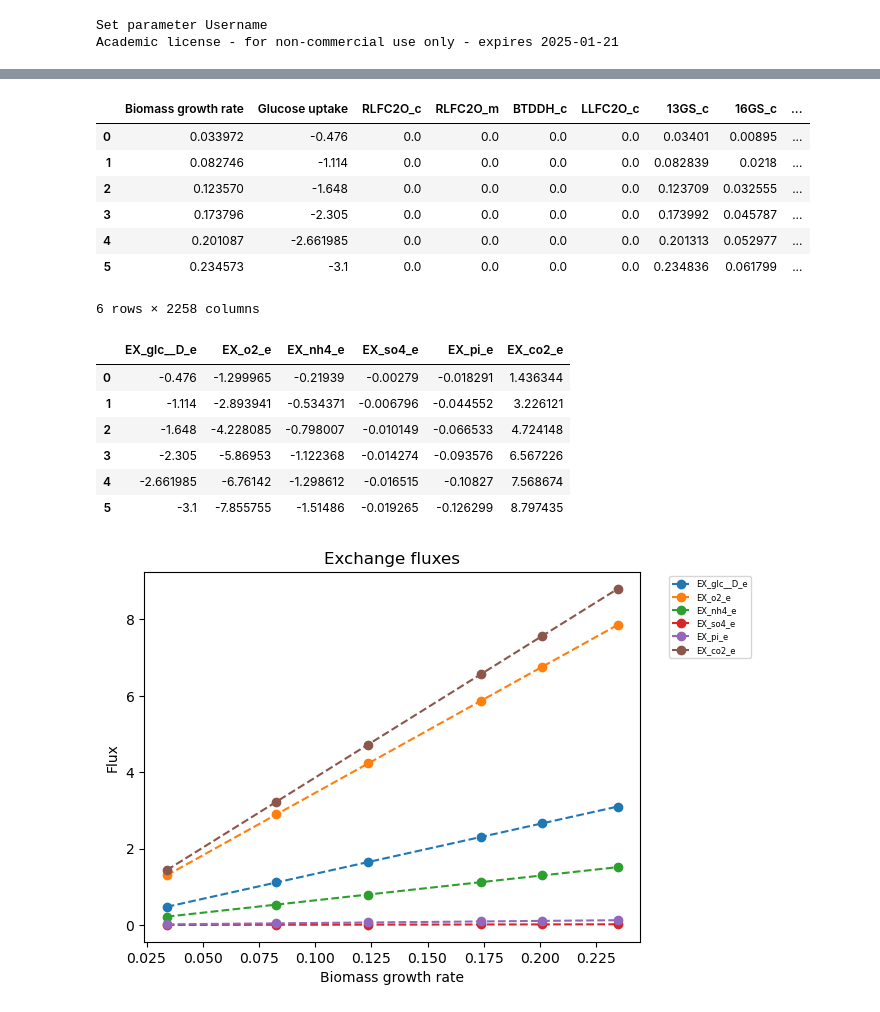
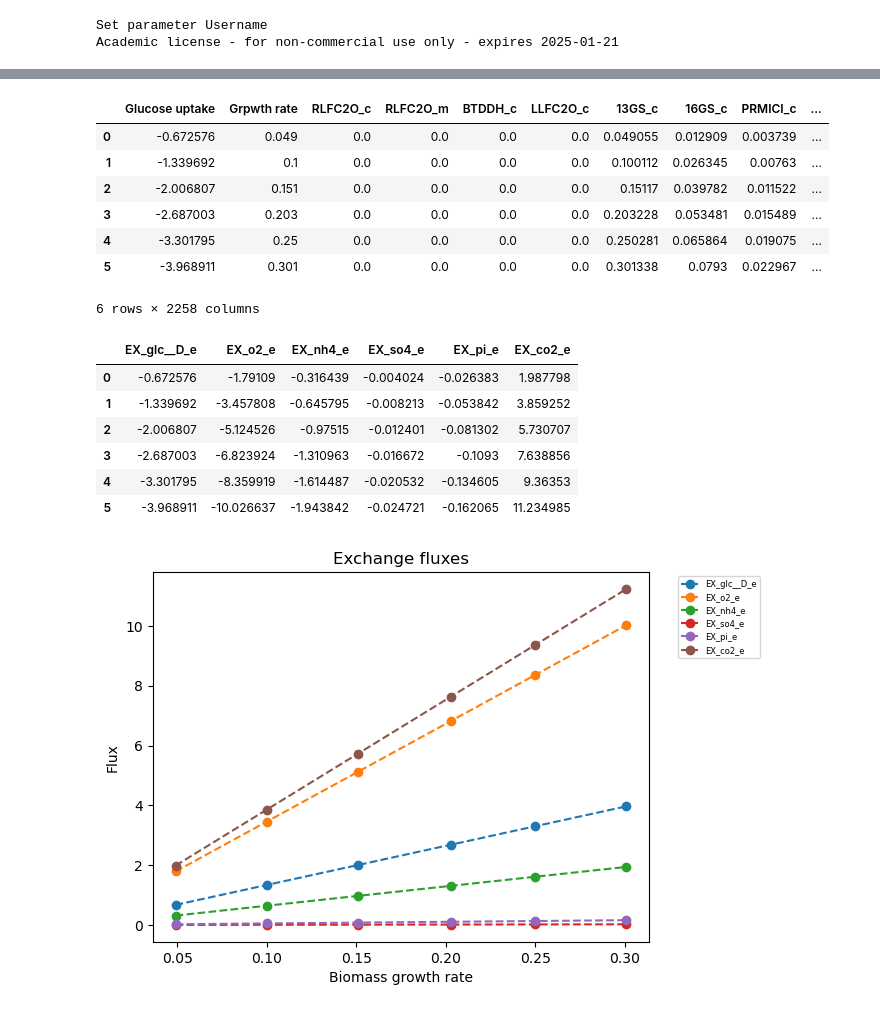
Before and after one commit to maivehanni/BSc_thesis, a Jupyter notebook: Python_scripts/iRhto/iRhto_simulations.ipynb, the cells around one changed output, grey strips where cells are left out. Drawn from its saved outputs; the diff is of its cells as text; code cells hidden in the pictures.

```diff
--- a/Python_scripts/iRhto/iRhto_simulations.ipynb
+++ b/Python_scripts/iRhto/iRhto_simulations.ipynb
@@ -13,13 +13,16 @@ import matplotlib.pyplot as plt
 # %%
 # Importing the model
 model1=cobra.io.read_sbml_model("C:\\Users\\Maive\\Desktop\\BSc_loputoo\\Model_files\\iRhto_models\\iRhtoC.xml")
-model1.objective = "BIOMASS_RT_CLIM"
+model1.objective = "EX_glc__D_e"
 # %% [output]
 Set parameter Username
 Academic license - for non-commercial use only - expires 2025-01-21
 # %%
 # Lab data
-glucose_uptakes= [0.476, 1.114, 1.648, 2.305, 2.6619851, 3.1] # the fifth glc uptake value was calculated
+# glucose_uptakes = [0.476, 1.114, 1.648, 2.305, 2.6619851, 3.1] # the fifth glc uptake value was calculated
+growth_rates = [0.049, 0.100, 0.151, 0.203, 0.25, 0.301]
+
+
 solution1 = model1.optimize()
 # All fluxes
 all_fluxes = solution1.fluxes.to_frame(name='Flux')
@@ -40,48 +43,43 @@ all_fluxes
 2256 rows × 1 columns
 # %%
 # Get all fluxes on different glucose uptake
-all_fluxes_biomass_max = pd.DataFrame(columns=['Glucose uptake', *all_fluxes.index], index=range(len(glucose_uptakes))) #flux_values.index gives the row names column, * extracts the list of strings
-biomass_GR = []
+all_fluxes_glc_max = pd.DataFrame(columns=['Glucose uptake', 'Grpwth rate', *all_fluxes.index], index=range(len(growth_rates))) #flux_values.index gives the row names column, * extracts the list of strings
 
-for i in range(len(glucose_uptakes)):
+for i in range(len(growth_rates)):
     model=cobra.io.read_sbml_model("C:\\Users\\Maive\\Desktop\\BSc_loputoo\\Model_files\\iRhto_models\\iRhtoC.xml")
-    model.objective = "BIOMASS_RT_CLIM"
-
-    medium = model.medium
-    medium["EX_glc__D_e"] = glucose_uptakes[i]
-    model.medium = medium
+    model.objective = "EX_glc__D_e"
+    model.reactions.EX_glc__D_e.bounds = -9999, 9999
+    model.reactions.BIOMASS_RT_CLIM.bounds = growth_rates[i], growth_rates[i]
 
     solution = model.optimize()
 
-    all_fluxes_biomass_max.loc[i] = solution.fluxes[['EX_glc__D_e', *all_fluxes.index]].values
-    biomass_GR += [solution.objective_value]
-all_fluxes_biomass_max.insert(0, 'Biomass growth rate', biomass_GR, True)
+    all_fluxes_glc_max.loc[i] = solution.fluxes[['EX_glc__D_e', 'BIOMASS_RT_CLIM', *all_fluxes.index]].values
 
-all_fluxes_biomass_max
+all_fluxes_glc_max
 # %% [output]
-|  | Biomass growth rate | Glucose uptake | RLFC2O_c | RLFC2O_m | BTDDH_c | LLFC2O_c | 13GS_c | 16GS_c | ... |
-| 0 | 0.033972 | -0.476 | 0.0 | 0.0 | 0.0 | 0.0 | 0.03401 | 0.00895 | ... |
-| 1 | 0.082746 | -1.114 | 0.0 | 0.0 | 0.0 | 0.0 | 0.082839 | 0.0218 | ... |
-| 2 | 0.123570 | -1.648 | 0.0 | 0.0 | 0.0 | 0.0 | 0.123709 | 0.032555 | ... |
-| 3 | 0.173796 | -2.305 | 0.0 | 0.0 | 0.0 | 0.0 | 0.173992 | 0.045787 | ... |
-| 4 | 0.201087 | -2.661985 | 0.0 | 0.0 | 0.0 | 0.0 | 0.201313 | 0.052977 | ... |
-| 5 | 0.234573 | -3.1 | 0.0 | 0.0 | 0.0 | 0.0 | 0.234836 | 0.061799 | ... |
+|  | Glucose uptake | Grpwth rate | RLFC2O_c | RLFC2O_m | BTDDH_c | LLFC2O_c | 13GS_c | 16GS_c | PRMICI_c | ... |
+| 0 | -0.672576 | 0.049 | 0.0 | 0.0 | 0.0 | 0.0 | 0.049055 | 0.012909 | 0.003739 | ... |
+| 1 | -1.339692 | 0.1 | 0.0 | 0.0 | 0.0 | 0.0 | 0.100112 | 0.026345 | 0.00763 | ... |
+| 2 | -2.006807 | 0.151 | 0.0 | 0.0 | 0.0 | 0.0 | 0.15117 | 0.039782 | 0.011522 | ... |
+| 3 | -2.687003 | 0.203 | 0.0 | 0.0 | 0.0 | 0.0 | 0.203228 | 0.053481 | 0.015489 | ... |
+| 4 | -3.301795 | 0.25 | 0.0 | 0.0 | 0.0 | 0.0 | 0.250281 | 0.065864 | 0.019075 | ... |
+| 5 | -3.968911 | 0.301 | 0.0 | 0.0 | 0.0 | 0.0 | 0.301338 | 0.0793 | 0.022967 | ... |
 6 rows × 2258 columns
 # %%
 # Get specific metabolites with their fluxes
-exchange_fluxes_table = all_fluxes_biomass_max[['EX_glc__D_e', 'EX_o2_e', 'EX_nh4_e','EX_so4_e','EX_pi_e', 'EX_co2_e']]
+exchange_fluxes_table = all_fluxes_glc_max[['EX_glc__D_e', 'EX_o2_e', 'EX_nh4_e','EX_so4_e','EX_pi_e', 'EX_co2_e']]
 exchange_fluxes_table
 # %% [output]
 |  | EX_glc__D_e | EX_o2_e | EX_nh4_e | EX_so4_e | EX_pi_e | EX_co2_e |
-| 0 | -0.476 | -1.299965 | -0.21939 | -0.00279 | -0.018291 | 1.436344 |
-| 1 | -1.114 | -2.893941 | -0.534371 | -0.006796 | -0.044552 | 3.226121 |
-| 2 | -1.648 | -4.228085 | -0.798007 | -0.010149 | -0.066533 | 4.724148 |
-| 3 | -2.305 | -5.86953 | -1.122368 | -0.014274 | -0.093576 | 6.567226 |
-| 4 | -2.661985 | -6.76142 | -1.298612 | -0.016515 | -0.10827 | 7.568674 |
-| 5 | -3.1 | -7.855755 | -1.51486 | -0.019265 | -0.126299 | 8.797435 |
+| 0 | -0.672576 | -1.79109 | -0.316439 | -0.004024 | -0.026383 | 1.987798 |
+| 1 | -1.339692 | -3.457808 | -0.645795 | -0.008213 | -0.053842 | 3.859252 |
+| 2 | -2.006807 | -5.124526 | -0.97515 | -0.012401 | -0.081302 | 5.730707 |
+| 3 | -2.687003 | -6.823924 | -1.310963 | -0.016672 | -0.1093 | 7.638856 |
+| 4 | -3.301795 | -8.359919 | -1.614487 | -0.020532 | -0.134605 | 9.36353 |
+| 5 | -3.968911 | -10.026637 | -1.943842 | -0.024721 | -0.162065 | 11.234985 |
 # %%
 # Exchange fluxes plot
-GR_range = all_fluxes_biomass_max['BIOMASS_RT_CLIM']
+GR_range = all_fluxes_glc_max['BIOMASS_RT_CLIM']
 plt.plot(GR_range, np.abs(exchange_fluxes_table[exchange_fluxes_table.columns]), 'o--', label = exchange_fluxes_table.columns)
 
 plt.xlabel('Biomass growth rate')
@@ -91,5 +89,5 @@ plt.legend(fontsize=6, loc='upper left', bbox_to_anchor=(1.05, 1))
 # plt.yticks(range(0, 20, 1))
 plt.show()
 # %% [output]
-[figure, old version]
+[figure, new version]
 # %%
```
Also changed, not shown: parts of 5 cells of this notebook, 9 other files.
